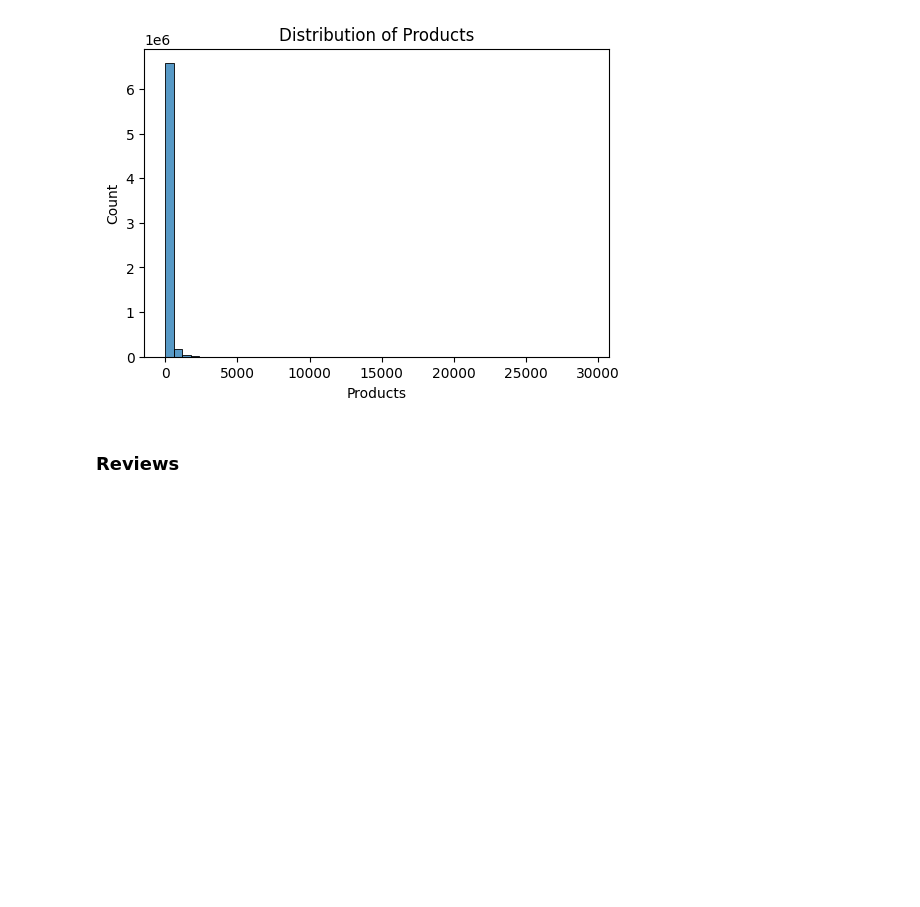
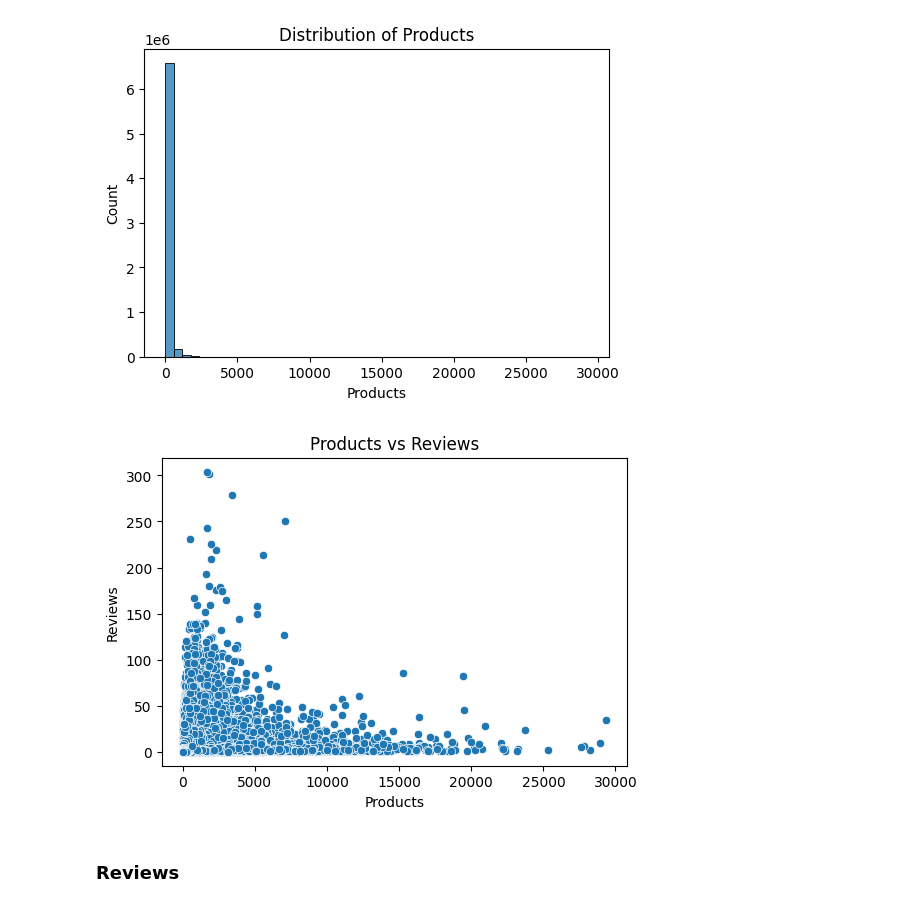
Before and after one commit to slvhuang/DL-Steam-Game-Recommender-System, a Jupyter notebook: 2_eda_feature_eng.ipynb, the cells around one changed output. Cells and saved outputs as stored; diff of their text form; code cells hidden in the pictures; blank space fills up the shorter version.

```diff
--- a/2_eda_feature_eng.ipynb
+++ b/2_eda_feature_eng.ipynb
@@ -169,6 +290,16 @@ plt.ylabel('Count')
 plt.show()
 # %% [output]
 [figure]
+# %%
+# plot products vs reviews
+plt.figure(figsize=(6, 4))
+sns.scatterplot(data=users_df, x='products', y='reviews')
+plt.title('Products vs Reviews')
+plt.xlabel('Products')
+plt.ylabel('Reviews')
+plt.show()
+# %% [output]
+[figure, added]
 # %% [markdown]
 ### Reviews
 # %%
```
Also changed, not shown: parts of 27 cells of this notebook.
